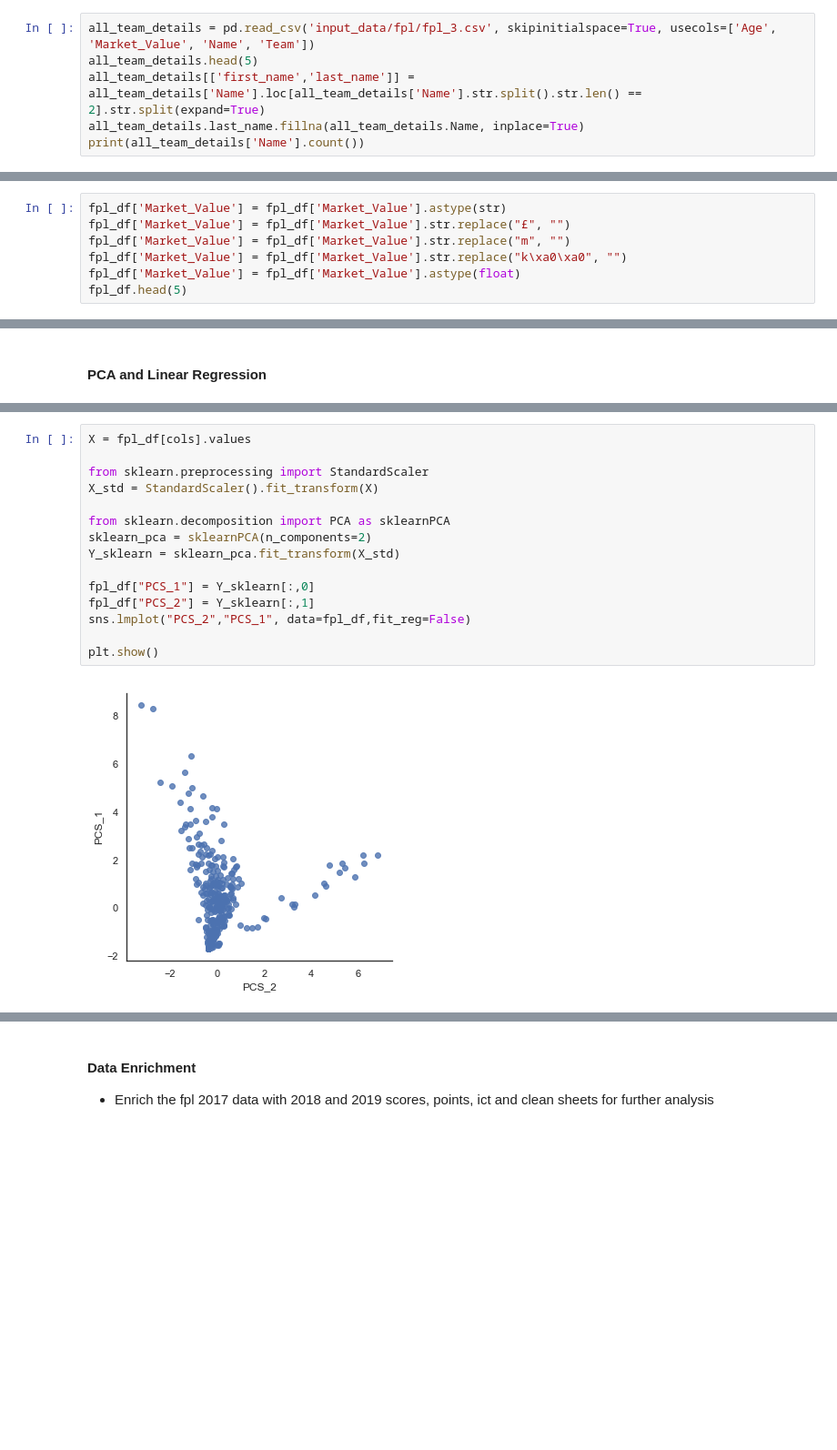
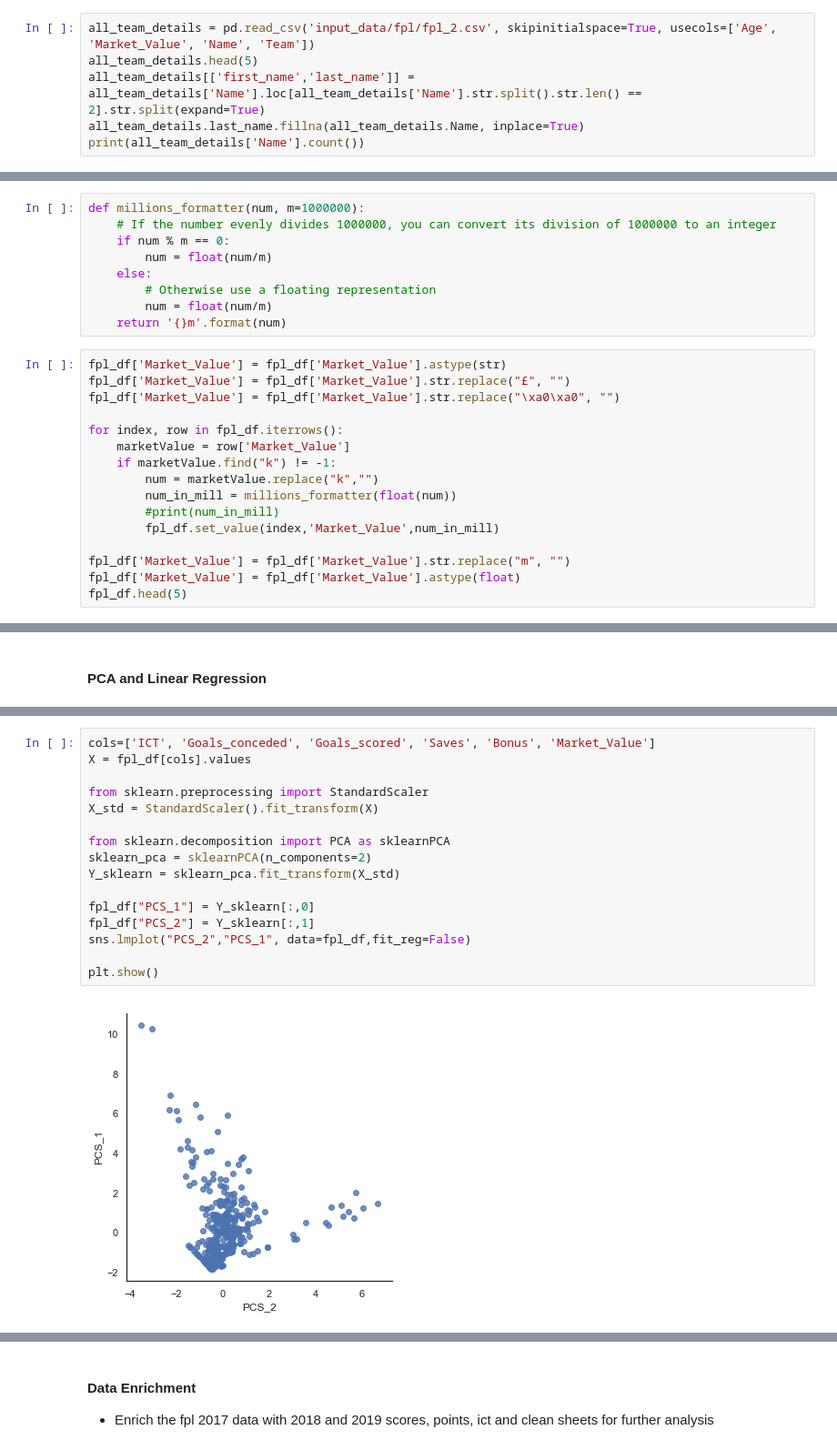
Before and after one commit to shriaithal/applied-machine-learning, a Jupyter notebook: fpl/fpl_final.ipynb, the cells around one changed output, grey strips where cells are left out. Shown at 91% size. Cells and saved outputs as stored; diff of their text form; blank space fills up the shorter version.

Commit message:
Cleaning Market value data, normalizing 2018 gameweek scores

```diff
--- a/fpl/fpl_final.ipynb
+++ b/fpl/fpl_final.ipynb
@@ -142,7 +142,7 @@ all_team_details.to_csv('input_data/fpl/fpl_3.csv'.format(os.getcwd()))
 
 - The enriched data has to be cleaned to convert market value to number, age to number. Also, manually cleaned the names as it contained special characters.
 # %%
-all_team_details = pd.read_csv('input_data/fpl/fpl_3.csv', skipinitialspace=True, usecols=['Age', 'Market_Value', 'Name', 'Team'])
+all_team_details = pd.read_csv('input_data/fpl/fpl_2.csv', skipinitialspace=True, usecols=['Age', 'Market_Value', 'Name', 'Team'])
 all_team_details.head(5)
 all_team_details[['first_name','last_name']] = all_team_details['Name'].loc[all_team_details['Name'].str.split().str.len() == 2].str.split(expand=True)
 all_team_details.last_name.fillna(all_team_details.Name, inplace=True)
@@ -159,11 +159,29 @@ fpl_df = fpl_df[fpl_df['Age'].notnull()]
 print(fpl_df['Name'].count())
 # %% [output]
 399
+# %%
+def millions_formatter(num, m=1000000):
+    # If the number evenly divides 1000000, you can convert its division of 1000000 to an integer
+    if num % m == 0:
+        num = float(num/m)
+    else:
+        # Otherwise use a floating representation
+        num = float(num/m)
+    return '{}m'.format(num)
 # %%
 fpl_df['Market_Value'] = fpl_df['Market_Value'].astype(str)
 fpl_df['Market_Value'] = fpl_df['Market_Value'].str.replace("£", "")
+fpl_df['Market_Value'] = fpl_df['Market_Value'].str.replace("\xa0\xa0", "")
+
+for index, row in fpl_df.iterrows():
+    marketValue = row['Market_Value']
+    if marketValue.find("k") != -1:
+        num = marketValue.replace("k","")
+        num_in_mill = millions_formatter(float(num))
+        #print(num_in_mill)
+        fpl_df.set_value(index,'Market_Value',num_in_mill)
+
 fpl_df['Market_Value'] = fpl_df['Market_Value'].str.replace("m", "")
-fpl_df['Market_Value'] = fpl_df['Market_Value'].str.replace("k\xa0\xa0", "")
 fpl_df['Market_Value'] = fpl_df['Market_Value'].astype(float)
 fpl_df.head(5)
 # %% [output]
@@ -351,20 +515,21 @@ cols=['ICT', 'Goals_conceded', 'Goals_scored', 'Saves', 'Bonus']
 # %%
+cols=['ICT', 'Goals_conceded', 'Goals_scored', 'Saves', 'Bonus', 'Market_Value']
 X = fpl_df[cols].values
 
 from sklearn.preprocessing import StandardScaler
 X_std = StandardScaler().fit_transform(X)
 
 from sklearn.decomposition import PCA as sklearnPCA
 sklearn_pca = sklearnPCA(n_components=2)
 Y_sklearn = sklearn_pca.fit_transform(X_std)
 
 fpl_df["PCS_1"] = Y_sklearn[:,0]
 fpl_df["PCS_2"] = Y_sklearn[:,1]
 sns.lmplot("PCS_2","PCS_1", data=fpl_df,fit_reg=False)
 
 plt.show()
 # %% [output]
-[figure, old version]
+[figure, new version]
 # %%
 ### Apply PCA and check the linear regression
 cols.extend(['PCS_1', 'PCS_2'])
```
Also changed, not shown: parts of 33 cells of this notebook, 7 other files.
